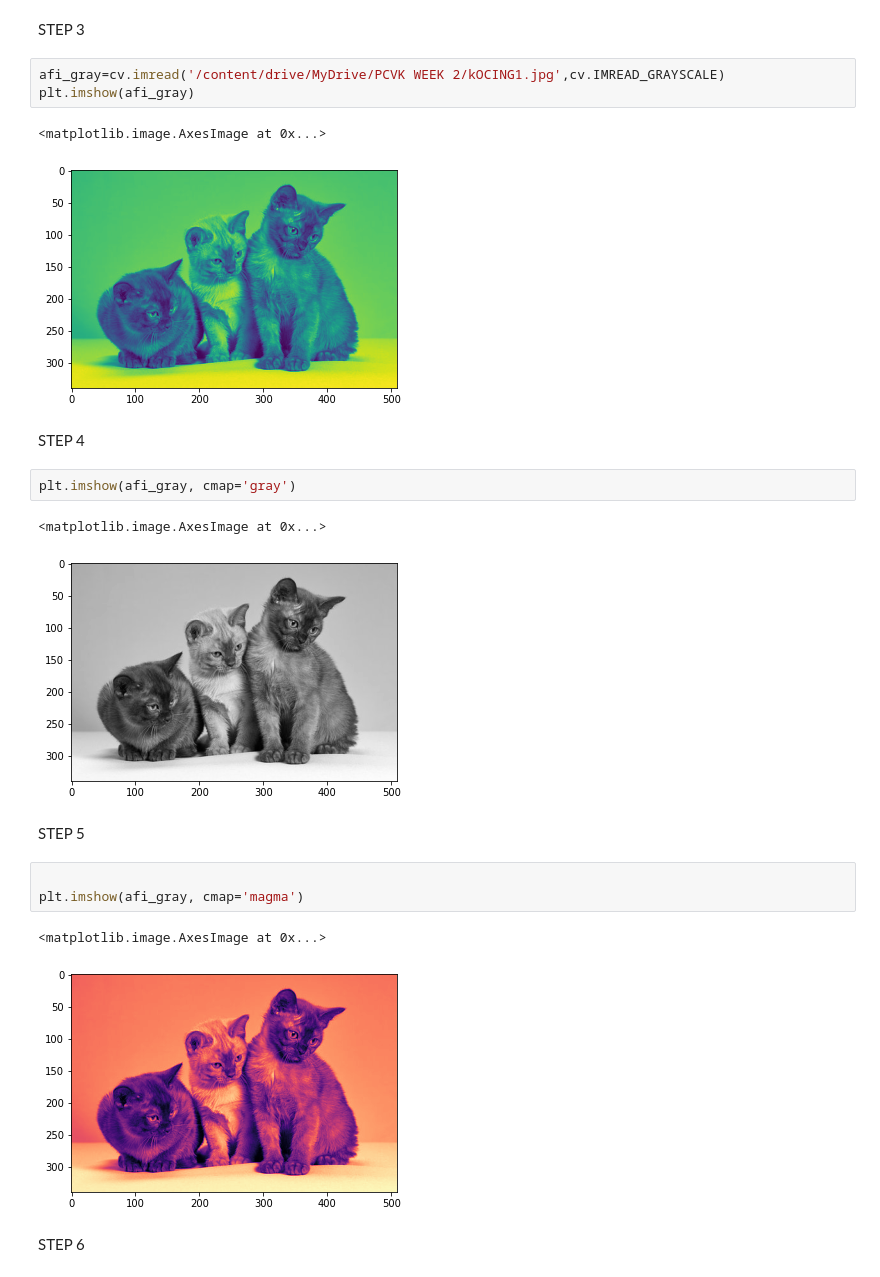
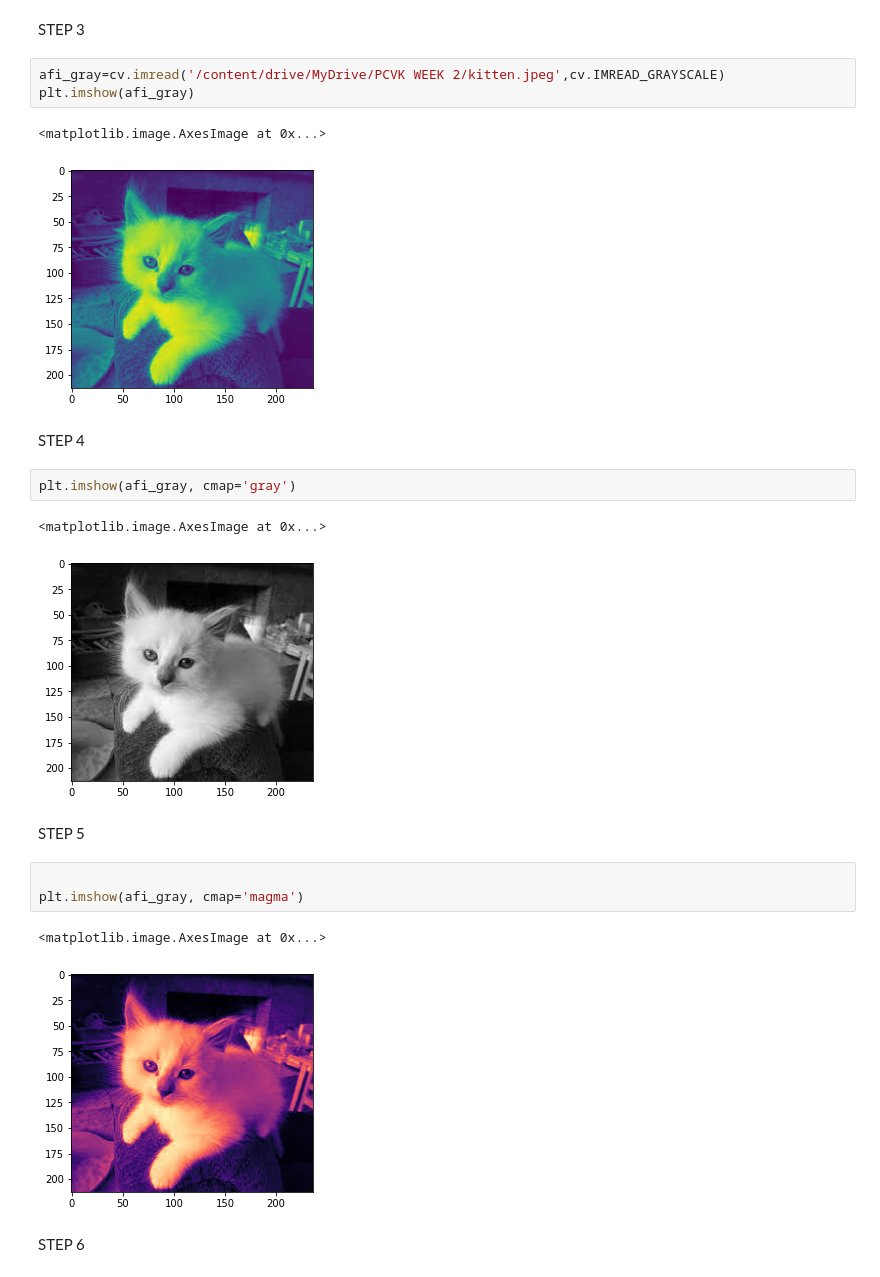
Before and after one commit to afipolinema/PCVK_Genap_2021, a Jupyter notebook: Week2.ipynb, the cells around one changed output. Drawn from its saved outputs; the diff is of its cells as text.

```diff
--- a/Week2.ipynb
+++ b/Week2.ipynb
@@ -31,18 +31,18 @@ plt.imshow(afi3)
 # %% [markdown]
 STEP 3
 # %%
-afi_gray=cv.imread('/content/drive/MyDrive/PCVK WEEK 2/kOCING1.jpg',cv.IMREAD_GRAYSCALE)
+afi_gray=cv.imread('/content/drive/MyDrive/PCVK WEEK 2/kitten.jpeg',cv.IMREAD_GRAYSCALE)
 plt.imshow(afi_gray)
 # %% [output]
 <matplotlib.image.AxesImage at 0x...>
-[figure, old version]
+[figure, new version]
 # %% [markdown]
 STEP 4
 # %%
 plt.imshow(afi_gray, cmap='gray')
 # %% [output]
 <matplotlib.image.AxesImage at 0x...>
-[figure, old version]
+[figure, new version]
 # %% [markdown]
 STEP 5
 # %%
@@ -50,7 +50,7 @@ STEP 5
 plt.imshow(afi_gray, cmap='magma')
 # %% [output]
 <matplotlib.image.AxesImage at 0x...>
-[figure, old version]
+[figure, new version]
 # %% [markdown]
 STEP 6
 # %%
```
Also changed, not shown: parts of 23 cells of this notebook.
